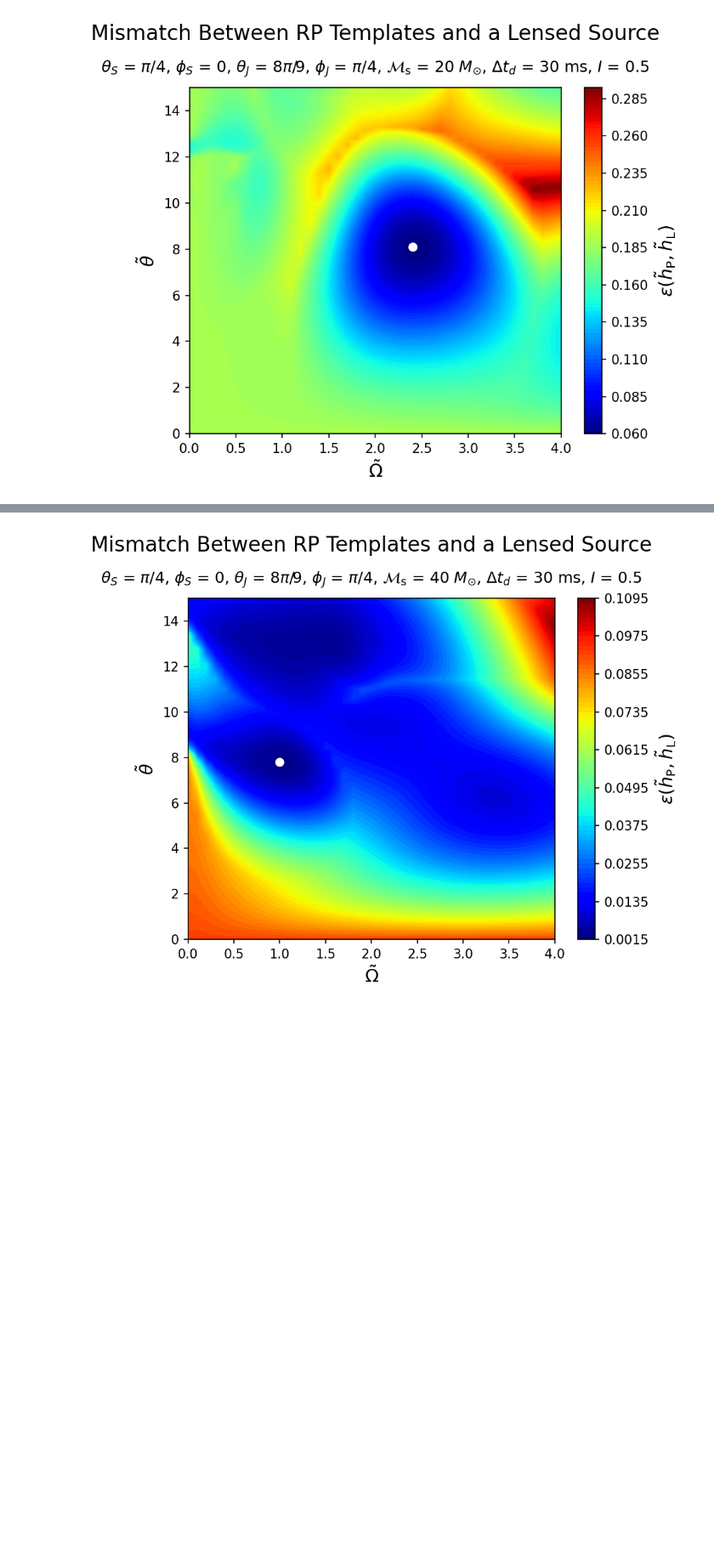
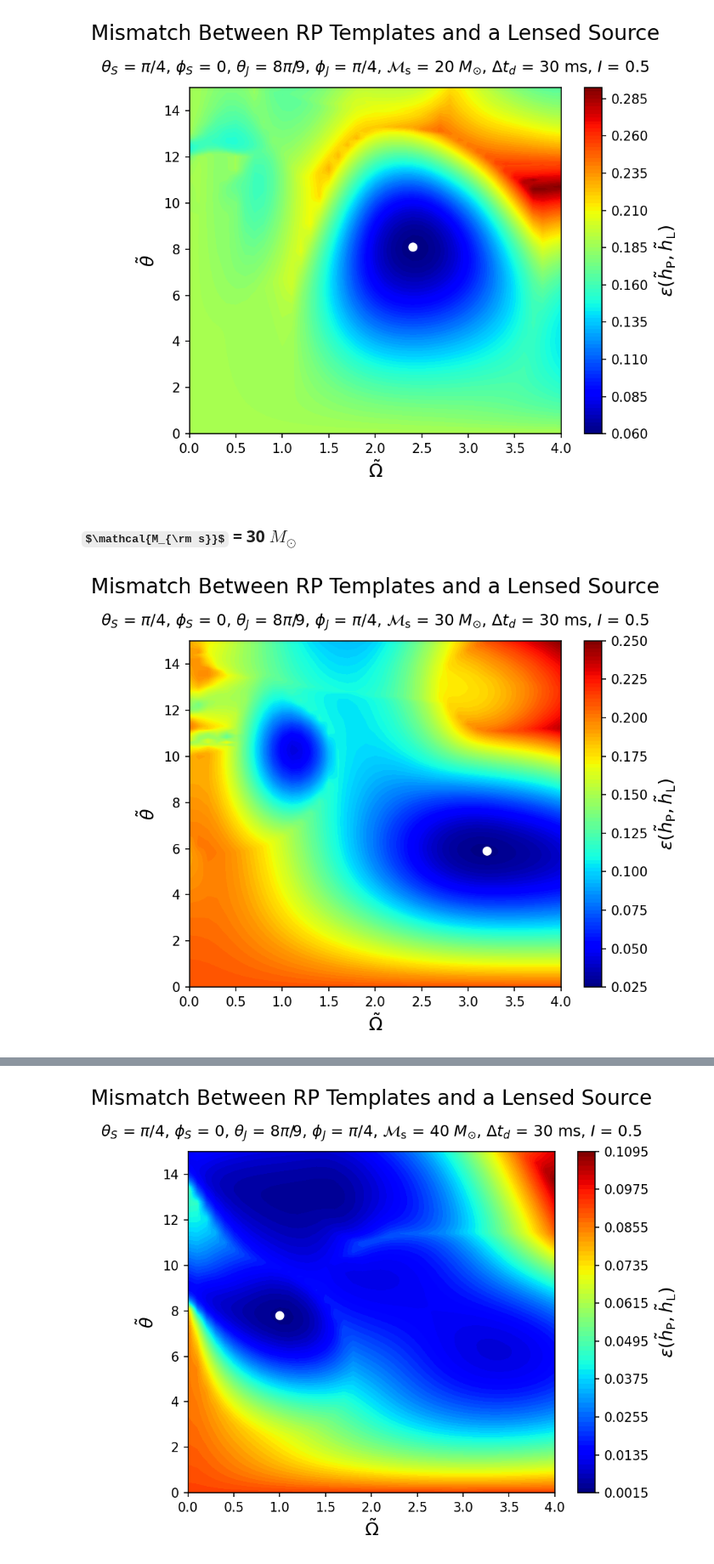
Before and after one commit to fairytien/lensing_and_precession, a Jupyter notebook: notebooks/contours_mismatch-ver6-paper.ipynb, the cells around one changed output, grey strips where cells are left out. Shown at 85% size. Cells and saved outputs as stored; diff of their text form; code cells hidden in the pictures; some formulas as TeX source; blank space fills up the shorter version.

```diff
--- a/notebooks/contours_mismatch-ver6-paper.ipynb
+++ b/notebooks/contours_mismatch-ver6-paper.ipynb
@@ -12,15 +12,15 @@ from modules.plot_utils import *
 ## Taman's system 3: random
 # %%
 with open("../data/sys3_indiv_contour_mcz20_2024-07-14_06-02-21.pkl", "rb") as f:
-    data_mcz20_sys3 = pickle.load(f)
+    data = pickle.load(f)
 
-data_mcz20_sys3["stats"] = get_indiv_contour_stats(
-    data_mcz20_sys3["omega_matrix"],
-    data_mcz20_sys3["theta_matrix"],
-    data_mcz20_sys3["epsilon_matrix"],
-    data_mcz20_sys3["gammaP_min_matrix"],
+data["stats"] = get_indiv_contour_stats(
+    data["omega_matrix"],
+    data["theta_matrix"],
+    data["epsilon_matrix"],
+    data["gammaP_min_matrix"],
     thres_factor=1.01,
     thres_diff=0,
 )
 
-data_mcz20_sys3.keys()
+data_mcz20_sys3 = data.copy()
@@ -28,0 +27,14 @@ dict_keys(['omega_matrix', 'theta_matrix', 'epsilon_matrix', 'gammaP_min_matrix'
+# %%
+with open("../data/sys3_indiv_contour_mcz30_2024-07-25_04-13-21.pkl", "rb") as f:
+    data = pickle.load(f)
+
+data["stats"] = get_indiv_contour_stats(
+    data["omega_matrix"],
+    data["theta_matrix"],
+    data["epsilon_matrix"],
+    data["gammaP_min_matrix"],
+    thres_factor=1.01,
+    thres_diff=0,
+)
+
+data_mcz30_sys3 = data.copy()
@@ -266,4 +198,19 @@ plot_indiv_contour(
 # plt.savefig("../figures/sys3_contour_mcz20.pdf", bbox_inches="tight")
 # %% [output]
 [figure]
+# %% [markdown]
+### $\mathcal{M_{\rm s}}$ = 30 $M_{\odot}$
+# %%
+data = data_mcz30_sys3.copy()
+
+plot_indiv_contour(
+    data["omega_matrix"],
+    data["theta_matrix"],
+    data["epsilon_matrix"],
+    data["source_params"],
+    n_minima=1,
+)
+# plt.savefig("../figures/sys3_contour_mcz30.pdf", bbox_inches="tight")
+# %% [output]
+[figure, added]
 # %% [markdown]
```
Also changed, not shown: parts of 44 cells of this notebook, 1 other file.
